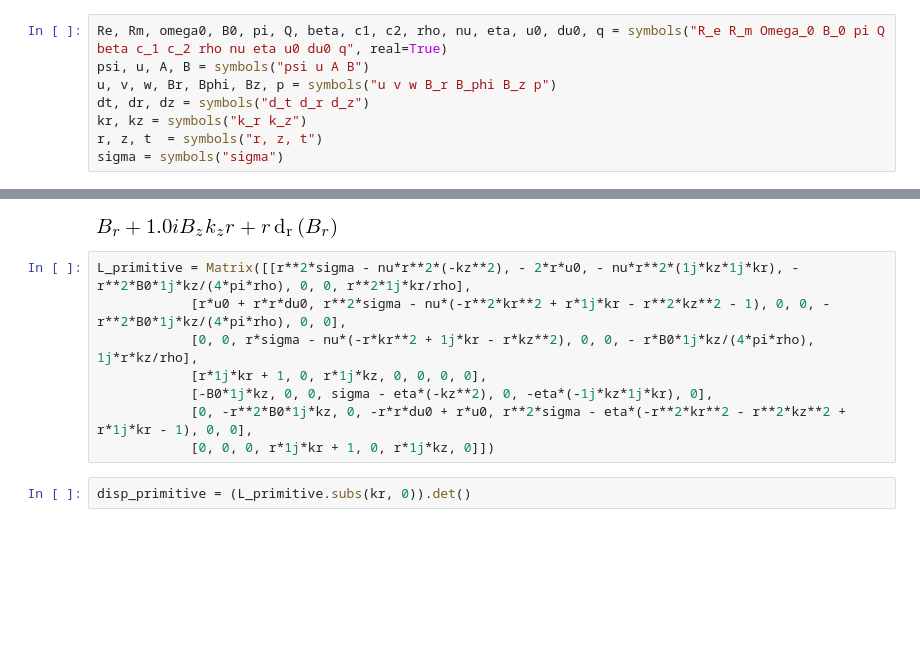
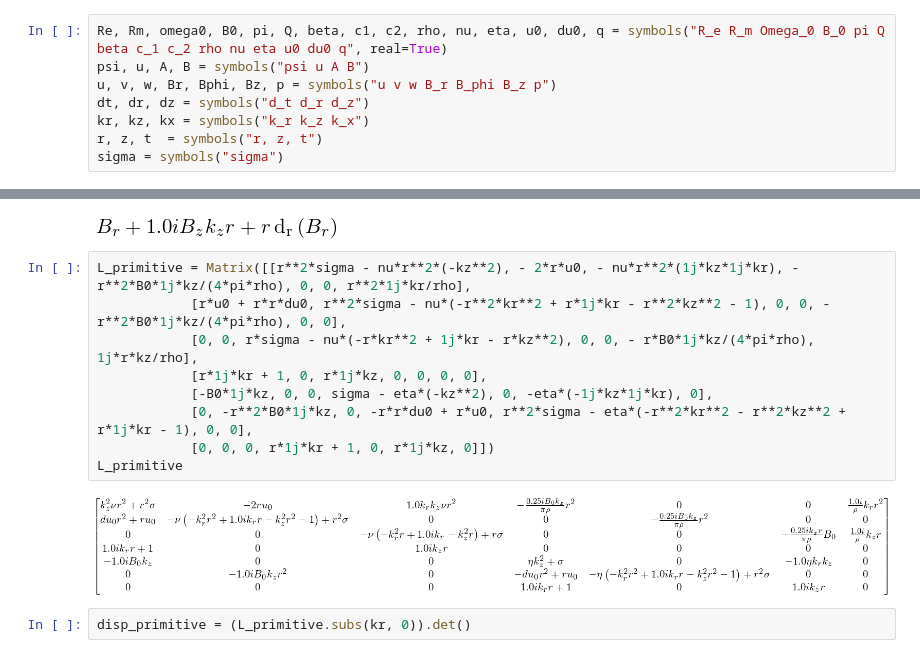
Before and after one commit to jsoishi/weakly_nonlinear_mri, a Jupyter notebook: python/widegap/Widegap dispersion relation.ipynb, the cells around one changed output, grey strips where cells are left out. Cells and saved outputs as stored; diff of their text form; blank space fills up the shorter version.

```diff
--- a/python/widegap/Widegap dispersion relation.ipynb
+++ b/python/widegap/Widegap dispersion relation.ipynb
@@ -15,7 +15,7 @@ Re, Rm, omega0, B0, pi, Q, beta, c1, c2, rho, nu, eta, u0, du0, q = symbols("R_e
 psi, u, A, B = symbols("psi u A B")
 u, v, w, Br, Bphi, Bz, p = symbols("u v w B_r B_phi B_z p")
 dt, dr, dz = symbols("d_t d_r d_z")
-kr, kz = symbols("k_r k_z")
+kr, kz, kx = symbols("k_r k_z k_x")
 r, z, t  = symbols("r, z, t")
 sigma = symbols("sigma")
 # %%
@@ -372,11 +375,14 @@ r*1j*kr*Br + Br + r*1j*kz*Bz
 # %%
 L_primitive = Matrix([[r**2*sigma - nu*r**2*(-kz**2), - 2*r*u0, - nu*r**2*(1j*kz*1j*kr), -r**2*B0*1j*kz/(4*pi*rho), 0, 0, r**2*1j*kr/rho],
             [r*u0 + r*r*du0, r**2*sigma - nu*(-r**2*kr**2 + r*1j*kr - r**2*kz**2 - 1), 0, 0, -r**2*B0*1j*kz/(4*pi*rho), 0, 0],
             [0, 0, r*sigma - nu*(-r*kr**2 + 1j*kr - r*kz**2), 0, 0, - r*B0*1j*kz/(4*pi*rho), 1j*r*kz/rho],
             [r*1j*kr + 1, 0, r*1j*kz, 0, 0, 0, 0],
             [-B0*1j*kz, 0, 0, sigma - eta*(-kz**2), 0, -eta*(-1j*kz*1j*kr), 0],
             [0, -r**2*B0*1j*kz, 0, -r*r*du0 + r*u0, r**2*sigma - eta*(-r**2*kr**2 - r**2*kz**2 + r*1j*kr - 1), 0, 0],
             [0, 0, 0, r*1j*kr + 1, 0, r*1j*kz, 0]])
+L_primitive
+# %% [output]
+[figure, added]
 # %%
 disp_primitive = (L_primitive.subs(kr, 0)).det()
 # %%
```
Also changed, not shown: parts of 13 cells of this notebook, 1 other file.
